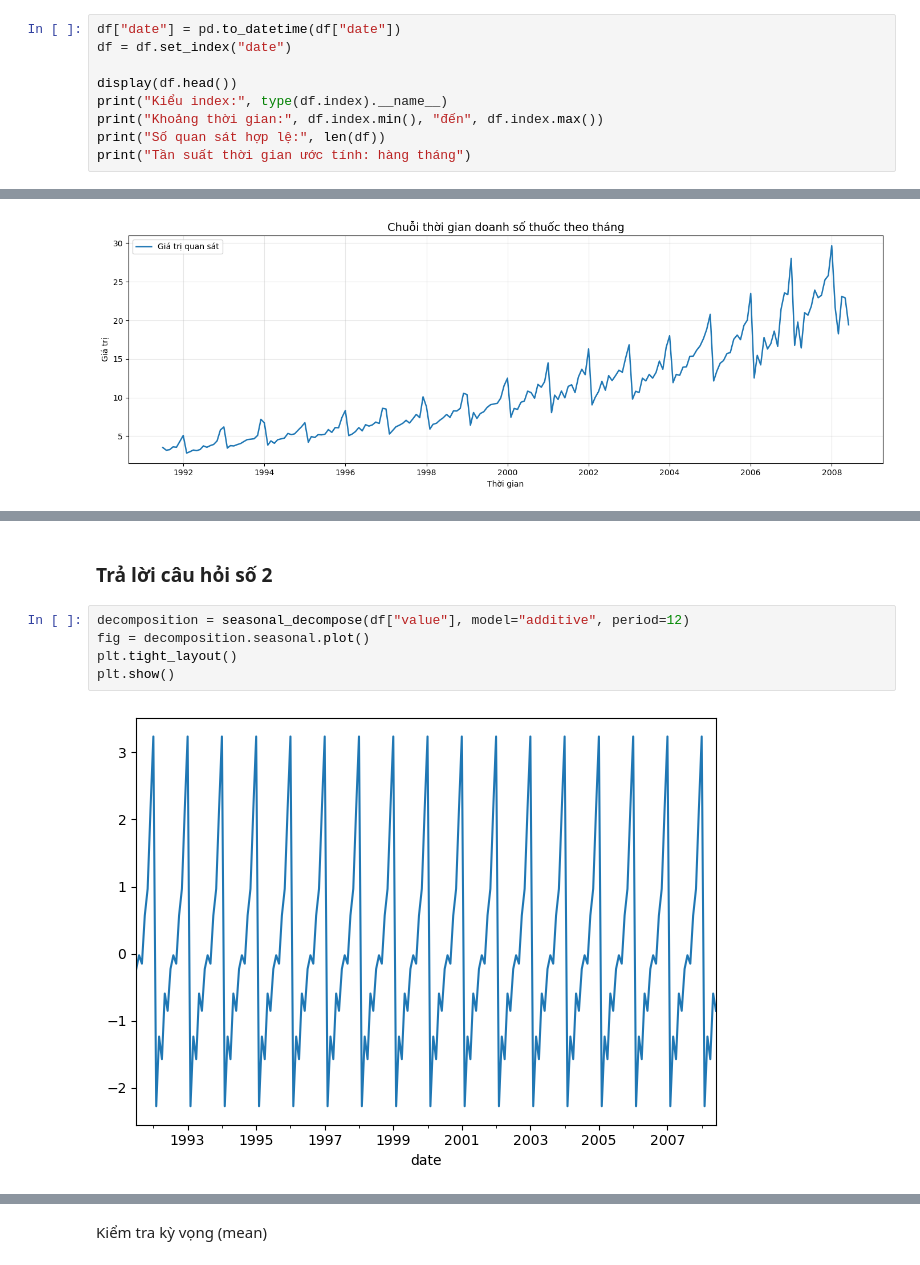
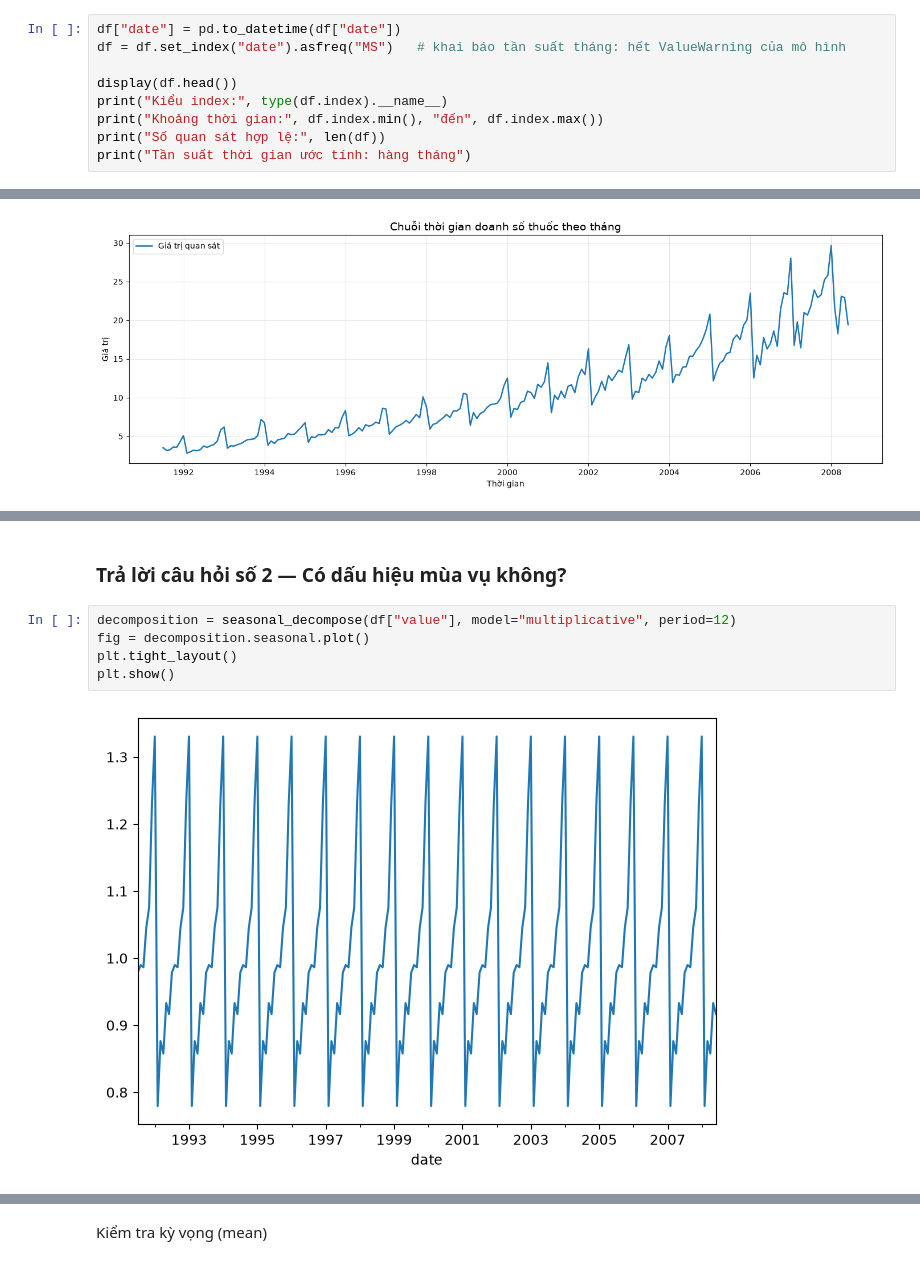
Before and after one commit to HoraCompany-VN/Times-Series-Gr3, a Jupyter notebook: Lab2/BT_Normal/src/Lab2_Normal.ipynb, the cells around one changed output, grey strips where cells are left out. Cells and saved outputs as stored; diff of their text form.

```diff
--- a/Lab2/BT_Normal/src/Lab2_Normal.ipynb
+++ b/Lab2/BT_Normal/src/Lab2_Normal.ipynb
@@ -52,7 +54,7 @@ Tên cột: ['date', 'value']
 Chuyển `date` sang kiểu ngày tháng, sau đó đặt làm index
 # %%
 df["date"] = pd.to_datetime(df["date"])
-df = df.set_index("date")
+df = df.set_index("date").asfreq("MS")   # khai báo tần suất tháng: hết ValueWarning của mô hình
 
 display(df.head())
 print("Kiểu index:", type(df.index).__name__)
@@ -122,12 +124,12 @@ plt.show()
 # %% [output]
 [figure]
 # %% [markdown]
-### Trả lời câu hỏi số 2
+### Trả lời câu hỏi số 2 — Có dấu hiệu mùa vụ không?
 # %%
-decomposition = seasonal_decompose(df["value"], model="additive", period=12)
+decomposition = seasonal_decompose(df["value"], model="multiplicative", period=12)
 fig = decomposition.seasonal.plot()
 plt.tight_layout()
 plt.show()
 # %% [output]
-[figure, old version]
+[figure, new version]
 # %% [markdown]
```
Also changed, not shown: parts of 32 cells of this notebook.
